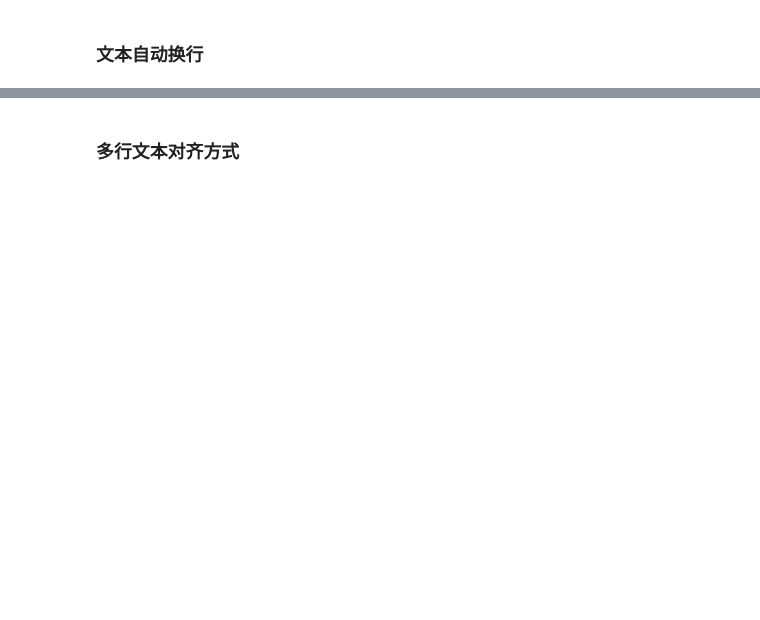
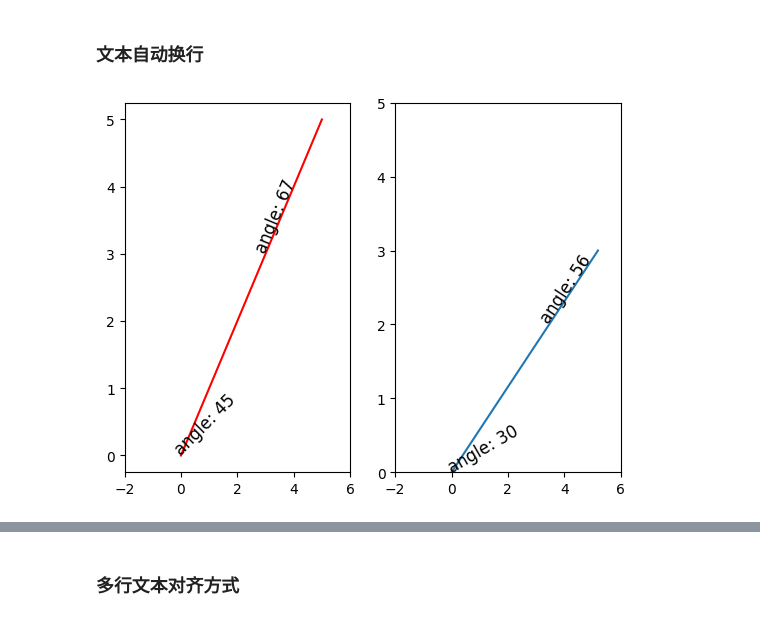
Before and after one commit to gene5is/JNBNotes, a Jupyter notebook: Notes/python-basics/matplotlib.ipynb, the cells around one changed output, grey strips where cells are left out. Drawn from its saved outputs; the diff is of its cells as text; code cells hidden in the pictures; blank space fills up the shorter version.

```diff
--- a/Notes/python-basics/matplotlib.ipynb
+++ b/Notes/python-basics/matplotlib.ipynb
@@ -1011,3 +1086,101 @@ plt.show()
 # %% [markdown]
 ### 文本自动换行
+# %%
+import matplotlib.pyplot as plt
+import numpy as np
+
+# 构造第一组数据：6个点构成的等间距线性数组
+x1 = np.linspace(0, 5, 6)  # 横坐标：0 到 5，6个点
+y1 = np.linspace(0, 5, 6)  # 纵坐标：0 到 5，6个点
+
+# 构造第二组数据：更多点构成的等差数列
+x2 = np.arange(-1, 5, 0.5)  # 从 -1 到 <5，步长 0.5
+y2 = np.arange(-5, 5, 1)    # 从 -5 到 <5，步长 1
+
+# 创建两个子图（1行2列），返回 Figure 对象和 Axes 列表
+fig, ax = plt.subplots(1, 2)
+
+# ====== 第一个子图 ======
+# 在第一个子图上绘制一条红色直线 y = x（点数为6）
+ax[0].plot(x1, y1, 'r')
+
+# 设置 X 轴显示范围
+ax[0].set_xlim(-2, 6)
+
+# 定义两个点：p1 是原点；p2 是 (3,3)，用于测试旋转角度
+p1 = np.array([0, 0])
+p2 = np.array([3, 3])
+
+# 原始想要旋转的角度
+angle = 45  # 单位：度（degree）
+
+# 关键步骤：将角度“映射”到显示坐标系（transform 到屏幕坐标系）
+# 这样可以使旋转角度与数据坐标下的斜率方向一致（避免失真）
+trans_angle = ax[0].transData.transform_angles(
+    np.array((angle,)),     # 输入角度（数组形式）
+    p2.reshape((1, 2))      # 角度所在的点坐标（二维数组）
+)[0]  # 取第一个结果即可（这里只有一个角度）
+
+# 在原点绘制旋转文本（rotation 采用原始角度）
+ax[0].text(
+    p1[0], p1[1],
+    f'angle: {angle}',      # 文本内容
+    size=12,
+    rotation=angle,         # 旋转角度（未经 transform）
+    rotation_mode='anchor'  # anchor 模式确保文字围绕起点旋转
+)
+
+# 在点 (3,3) 处绘制旋转文本（rotation 采用 transform 后角度）
+ax[0].text(
+    p2[0], p2[1],
+    f'angle: {int(trans_angle)}',  # 显示实际变换后的角度
+    size=12,
+    rotation=trans_angle,          # 正确适应图形坐标变换的角度
+    rotation_mode='anchor'
+)
+
+# ====== 第二个子图 ======
+# 在第二个子图上画一条倾斜曲线：Y轴逐步上升，X轴以 √3 为基
+ax[1].plot(
+    [0, np.sqrt(3), 2 * np.sqrt(3), 3 * np.sqrt(3)],
+    [0, 1, 2, 3]
+)
+
+# 设置坐标轴范围
+ax[1].set_xlim(-2, 6)
+ax[1].set_ylim(0, 5)
+
+# 再定义两点：起点 p3 和某点 p4（坐标符合 30° 斜率）
+p3 = np.array([0, 0])
+p4 = np.array([2 * np.sqrt(3), 2])  # 角度接近 30°
+
+angle = 30
+
+# 同样计算转换后的角度（显示坐标下的真实旋转角）
+trans_angle = ax[1].transData.transform_angles(
+    np.array((angle,)), p4.reshape((1, 2))
+)[0]
+
+# 在原点绘制文本（使用原始角度）
+ax[1].text(
+    p3[0], p3[1],
+    f'angle: {angle}',
+    size=12,
+    rotation=angle,
+    rotation_mode='anchor'
+)
+
+# 在目标点绘制文本（使用转换后的角度）
+ax[1].text(
+    p4[0], p4[1],
+    f'angle: {int(trans_angle)}',
+    size=12,
+    rotation=trans_angle,
+    rotation_mode='anchor'
+)
+
+# 显示图形
+plt.show()
+# %% [output]
+[figure, added]
 # %% [markdown]
```
Also changed, not shown: parts of 12 cells of this notebook, 2 other files.
